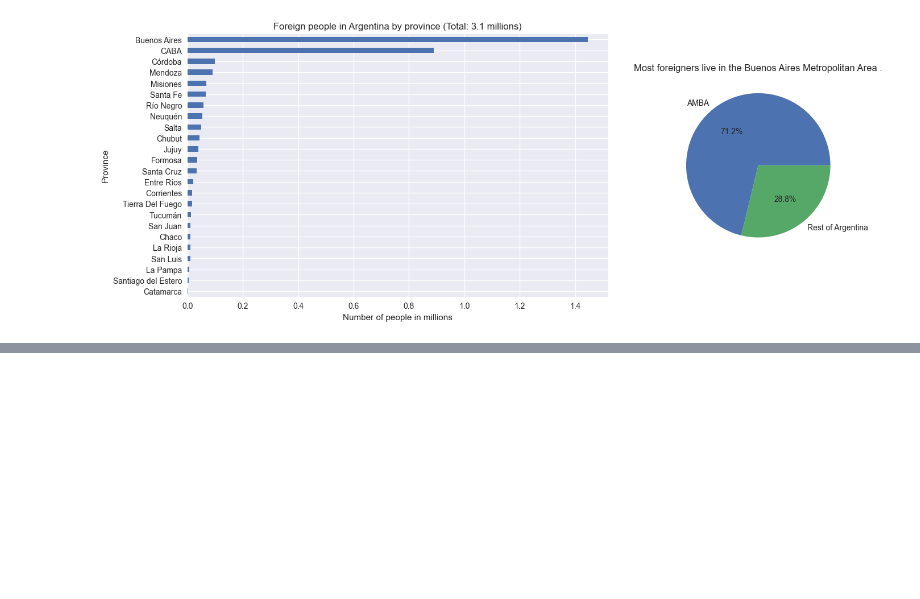
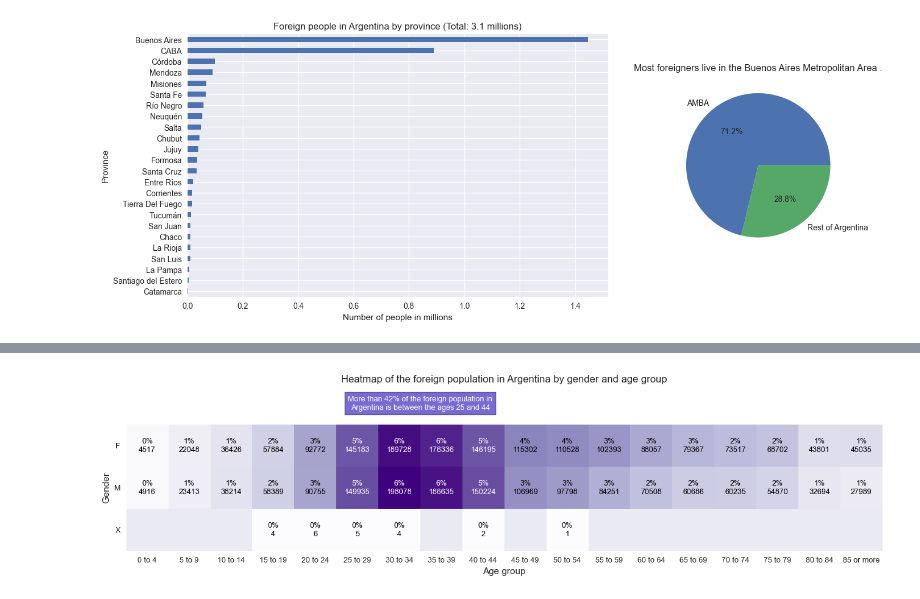
Before and after one commit to EricNSuarez/DataPrepPyInsights, a Jupyter notebook: Chapter1/DataPreprocessingInsights.ipynb, the cells around one changed output, grey strips where cells are left out. Saved outputs shown, nothing was run; the diff lists cells and outputs as text; code cells hidden in the pictures; blank space fills up the shorter version.

Commit message:
Added heatmap with age groups and genders

```diff
--- a/Chapter1/DataPreprocessingInsights.ipynb
+++ b/Chapter1/DataPreprocessingInsights.ipynb
@@ -331,0 +338,43 @@ plt.show()
+# %%
+# Adjust the values in column age_group to english
+foreign_population_df['age_group'] = foreign_population_df['age_group'].str.replace('a', 'to').str.replace('y más', 'or more')
+
+# Assuming foreign_population_df is your DataFrame
+result_df = foreign_population_df.groupby(['gender', 'age_group'])['quantity'].sum().unstack()
+
+# Sort age groups by the first number on the column name
+sorted_cols = sorted(result_df.columns, key=lambda x: int(x.split()[0]))
+result_df = result_df[sorted_cols]
+total_by_gender = result_df.sum(axis=1)
+
+# Create a heatmap
+plt.figure(figsize=(16, 12))
+plt.imshow(result_df, cmap='Purples')
+plt.xlabel('Age group')
+plt.ylabel('Gender')
+plt.title('Heatmap of the foreign population in Argentina by gender and age group', pad=50)
+plt.xticks(range(len(result_df.columns)), result_df.columns, fontsize=9)
+plt.yticks(range(len(result_df.index)), result_df.index, fontsize=9)
+plt.grid()
+
+# Annotate the heatmap with percentages and values
+for i in range(len(result_df.index)):
+    for j in range(len(result_df.columns)):
+        count = result_df.iloc[i, j]
+        total = total_foreign_population
+        percentage = (count / total) * 100 if total != 0 else 0
+        text = f'{percentage:.0f}%\n{count:.0f}' if not np.isnan(count) else ''
+
+        plt.text(j, i, text, ha='center', va='center', fontsize=9, color='white' if percentage > 4 else 'black')
+
+# Calculate the middle position between '25 to 29' and '40 to 44'
+text_x_position = (np.argmax(result_df.columns == '25 to 29') + np.argmax(result_df.columns == '40 to 44')) / 2
+# Create text box on plot
+plt.text(
+        x=text_x_position, y=-1,
+        s='More than 42% of the foreign population in\nArgentina is between the ages 25 and 44', ha='center', va='center',
+        color='white', fontsize=9, bbox=dict(facecolor='slateblue', alpha=0.9))
+
+plt.show()
+# %% [output]
+[figure, added]
```
Also changed, not shown: parts of 1 cell of this notebook.
